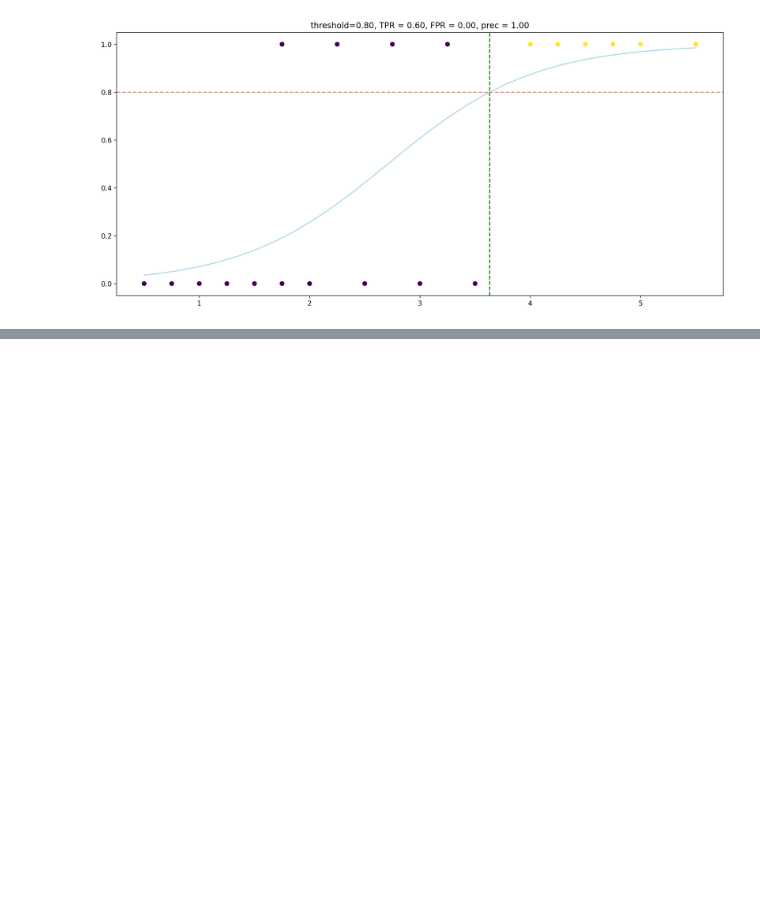
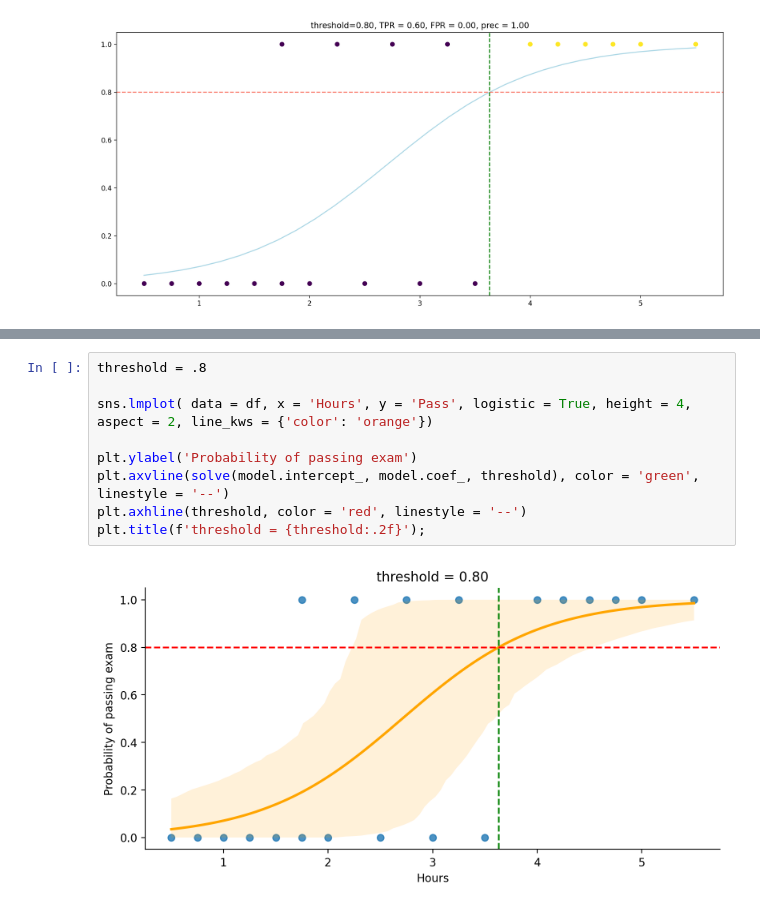
Before and after one commit to pNatTueku/ml_learning_with_ajprasertcbs, a Jupyter notebook: notebooks/auc_roc.ipynb, the cells around one changed output, grey strips where cells are left out. Cells and saved outputs as stored; diff of their text form; blank space fills up the shorter version.

```diff
--- a/notebooks/auc_roc.ipynb
+++ b/notebooks/auc_roc.ipynb
@@ -314,0 +395,11 @@ plot_threshold(model, X, y, thres = .8);
+# %%
+threshold = .8
+
+sns.lmplot( data = df, x = 'Hours', y = 'Pass', logistic = True, height = 4, aspect = 2, line_kws = {'color': 'orange'})
+
+plt.ylabel('Probability of passing exam')
+plt.axvline(solve(model.intercept_, model.coef_, threshold), color = 'green', linestyle = '--')
+plt.axhline(threshold, color = 'red', linestyle = '--')
+plt.title(f'threshold = {threshold:.2f}');
+# %% [output]
+[figure, added]
```
Also changed, not shown: parts of 57 cells of this notebook.
